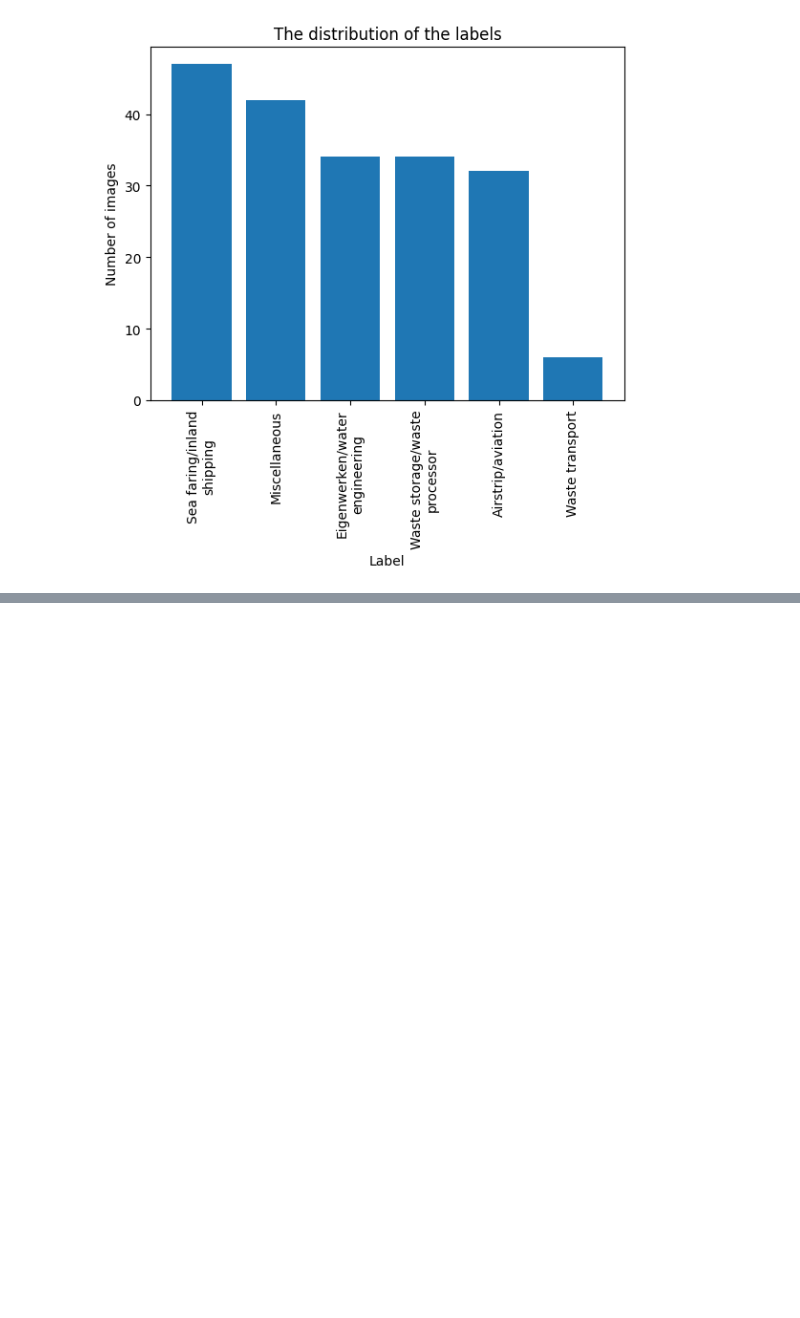
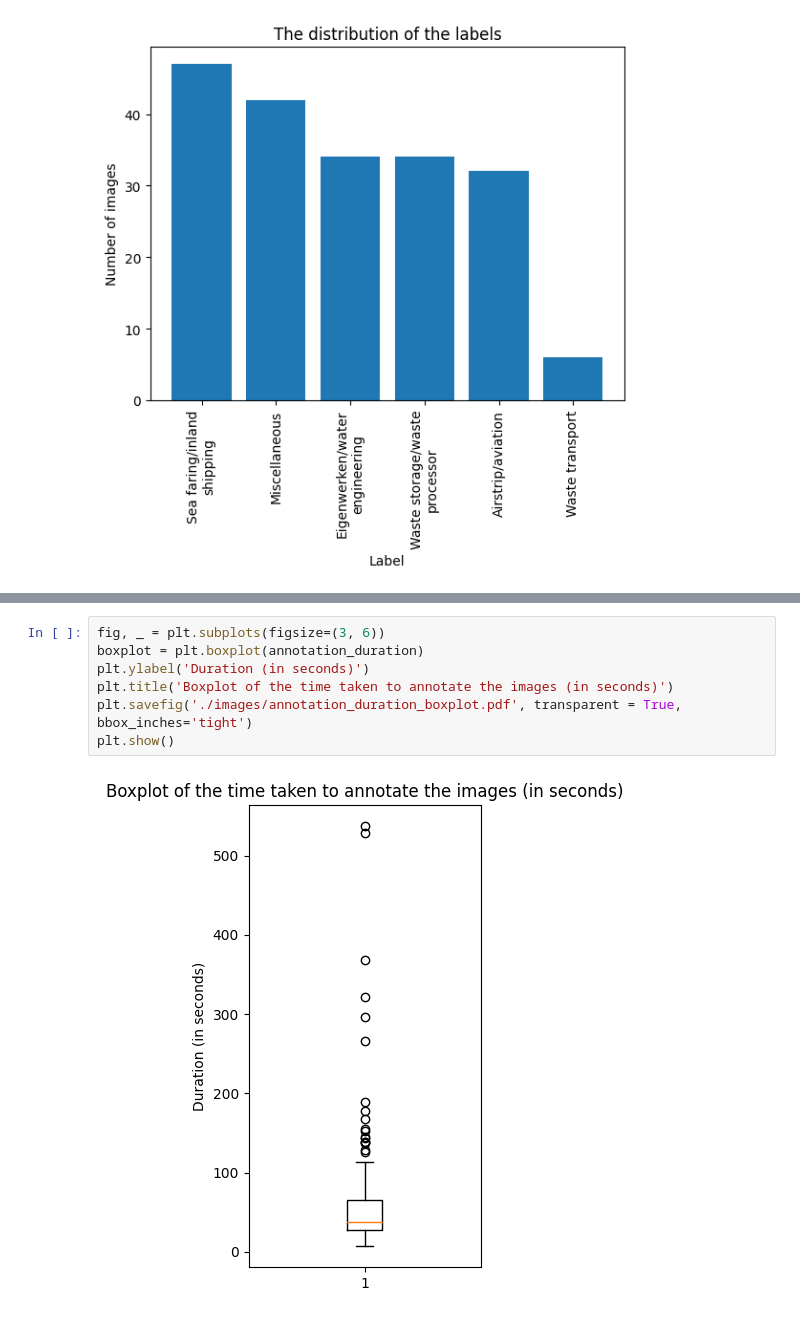
Before and after one commit to nataliehh/thesis2023-2024, a Jupyter notebook: ILT_data_analysis.ipynb, the cells around one changed output, grey strips where cells are left out. Drawn from its saved outputs; the diff is of its cells as text; blank space fills up the shorter version.

```diff
--- a/ILT_data_analysis.ipynb
+++ b/ILT_data_analysis.ipynb
@@ -82,0 +106,9 @@ Mean: 60.1 +- 70.47 seconds     Median: 38.0
+# %%
+fig, _ = plt.subplots(figsize=(3, 6))
+boxplot = plt.boxplot(annotation_duration)
+plt.ylabel('Duration (in seconds)')
+plt.title('Boxplot of the time taken to annotate the images (in seconds)')
+plt.savefig('./images/annotation_duration_boxplot.pdf', transparent = True, bbox_inches='tight')
+plt.show()
+# %% [output]
+[figure, added]
```
Also changed, not shown: parts of 4 cells of this notebook, 8 other files.
